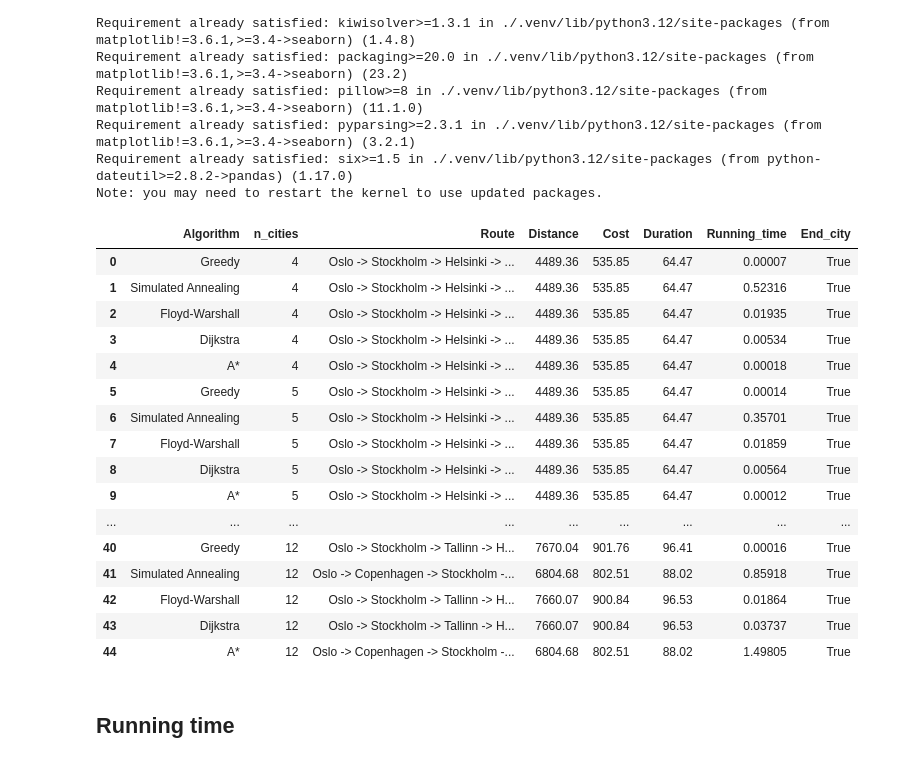
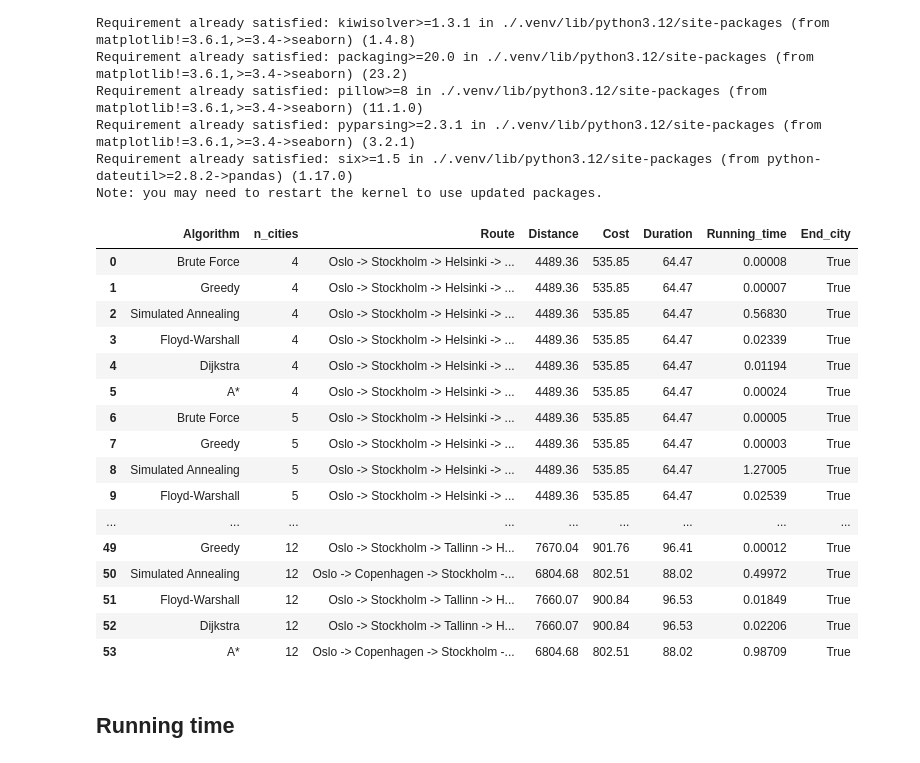
Before and after one commit to eistre/algorithmics2024, a Jupyter notebook: experiments.ipynb, the cells around one changed output. Cells and saved outputs as stored; diff of their text form; code cells hidden in the pictures.

Commit message:
update experiments and planner

```diff
--- a/experiments.ipynb
+++ b/experiments.ipynb
@@ -348,7 +333,7 @@ destinations = ['Stockholm', 'Helsinki', 'Barcelona', 'Berlin', 'Vilnius',
 
 # Test different algorithms
 algorithms = {
-    #'Brute Force': planner.optimize_route_brute_force,
+    'Brute Force': planner.optimize_route_brute_force,
     'Greedy': planner.optimize_route_greedy,
     'Simulated Annealing': planner.optimize_route_simulated_annealing,
     'Floyd-Warshall': planner.optimize_route_floyd_warshall,
@@ -363,49 +348,49 @@ with open("sample_data/cities_coordinates.txt", "r") as file:
         city, lat, lon = line.strip().split(",")
         city_coordinates[city] = (float(lat), float(lon))
 
 for n in n_cities:
     dest = destinations[0:n]
     for name, algorithm in algorithms.items():
         start_time = time.time()
         optimized_route, distance, duration, cost = algorithm(
             start=start_city,
             end=end_city,
             destinations=dest,
             criteria_weights=criteria_weights
         )
         end_time = time.time()
         elapsed_time = end_time-start_time
         new_row = pd.DataFrame([{
             "Algorithm": name,
             "n_cities": int(n+2),
             "Route": " -> ".join(optimized_route),
             "Distance": round(distance,2),
             "Cost": round(cost,2),
             "Duration": round(duration,2),
             "Running_time": round(elapsed_time,5),
             "End_city": True
         }])
         df = pd.concat([df, new_row], ignore_index=True)
 
 df
 # %% [output]
 |  | Algorithm | n_cities | Route | Distance | Cost | Duration | Running_time | End_city |
-| 0 | Greedy | 4 | Oslo -> Stockholm -> Helsinki -> ... | 4489.36 | 535.85 | 64.47 | 0.00007 | True |
-| 1 | Simulated Annealing | 4 | Oslo -> Stockholm -> Helsinki -> ... | 4489.36 | 535.85 | 64.47 | 0.52316 | True |
-| 2 | Floyd-Warshall | 4 | Oslo -> Stockholm -> Helsinki -> ... | 4489.36 | 535.85 | 64.47 | 0.01935 | True |
-| 3 | Dijkstra | 4 | Oslo -> Stockholm -> Helsinki -> ... | 4489.36 | 535.85 | 64.47 | 0.00534 | True |
-| 4 | A* | 4 | Oslo -> Stockholm -> Helsinki -> ... | 4489.36 | 535.85 | 64.47 | 0.00018 | True |
-| 5 | Greedy | 5 | Oslo -> Stockholm -> Helsinki -> ... | 4489.36 | 535.85 | 64.47 | 0.00014 | True |
-| 6 | Simulated Annealing | 5 | Oslo -> Stockholm -> Helsinki -> ... | 4489.36 | 535.85 | 64.47 | 0.35701 | True |
-| 7 | Floyd-Warshall | 5 | Oslo -> Stockholm -> Helsinki -> ... | 4489.36 | 535.85 | 64.47 | 0.01859 | True |
-| 8 | Dijkstra | 5 | Oslo -> Stockholm -> Helsinki -> ... | 4489.36 | 535.85 | 64.47 | 0.00564 | True |
-| 9 | A* | 5 | Oslo -> Stockholm -> Helsinki -> ... | 4489.36 | 535.85 | 64.47 | 0.00012 | True |
+| 0 | Brute Force | 4 | Oslo -> Stockholm -> Helsinki -> ... | 4489.36 | 535.85 | 64.47 | 0.00008 | True |
+| 1 | Greedy | 4 | Oslo -> Stockholm -> Helsinki -> ... | 4489.36 | 535.85 | 64.47 | 0.00007 | True |
+| 2 | Simulated Annealing | 4 | Oslo -> Stockholm -> Helsinki -> ... | 4489.36 | 535.85 | 64.47 | 0.56830 | True |
+| 3 | Floyd-Warshall | 4 | Oslo -> Stockholm -> Helsinki -> ... | 4489.36 | 535.85 | 64.47 | 0.02339 | True |
+| 4 | Dijkstra | 4 | Oslo -> Stockholm -> Helsinki -> ... | 4489.36 | 535.85 | 64.47 | 0.01194 | True |
+| 5 | A* | 4 | Oslo -> Stockholm -> Helsinki -> ... | 4489.36 | 535.85 | 64.47 | 0.00024 | True |
+| 6 | Brute Force | 5 | Oslo -> Stockholm -> Helsinki -> ... | 4489.36 | 535.85 | 64.47 | 0.00005 | True |
+| 7 | Greedy | 5 | Oslo -> Stockholm -> Helsinki -> ... | 4489.36 | 535.85 | 64.47 | 0.00003 | True |
+| 8 | Simulated Annealing | 5 | Oslo -> Stockholm -> Helsinki -> ... | 4489.36 | 535.85 | 64.47 | 1.27005 | True |
+| 9 | Floyd-Warshall | 5 | Oslo -> Stockholm -> Helsinki -> ... | 4489.36 | 535.85 | 64.47 | 0.02539 | True |
 | ... | ... | ... | ... | ... | ... | ... | ... | ... |
-| 40 | Greedy | 12 | Oslo -> Stockholm -> Tallinn -> H... | 7670.04 | 901.76 | 96.41 | 0.00016 | True |
-| 41 | Simulated Annealing | 12 | Oslo -> Copenhagen -> Stockholm -... | 6804.68 | 802.51 | 88.02 | 0.85918 | True |
-| 42 | Floyd-Warshall | 12 | Oslo -> Stockholm -> Tallinn -> H... | 7660.07 | 900.84 | 96.53 | 0.01864 | True |
-| 43 | Dijkstra | 12 | Oslo -> Stockholm -> Tallinn -> H... | 7660.07 | 900.84 | 96.53 | 0.03737 | True |
-| 44 | A* | 12 | Oslo -> Copenhagen -> Stockholm -... | 6804.68 | 802.51 | 88.02 | 1.49805 | True |
+| 49 | Greedy | 12 | Oslo -> Stockholm -> Tallinn -> H... | 7670.04 | 901.76 | 96.41 | 0.00012 | True |
+| 50 | Simulated Annealing | 12 | Oslo -> Copenhagen -> Stockholm -... | 6804.68 | 802.51 | 88.02 | 0.49972 | True |
+| 51 | Floyd-Warshall | 12 | Oslo -> Stockholm -> Tallinn -> H... | 7660.07 | 900.84 | 96.53 | 0.01849 | True |
+| 52 | Dijkstra | 12 | Oslo -> Stockholm -> Tallinn -> H... | 7660.07 | 900.84 | 96.53 | 0.02206 | True |
+| 53 | A* | 12 | Oslo -> Copenhagen -> Stockholm -... | 6804.68 | 802.51 | 88.02 | 0.98709 | True |
 # %% [markdown]
 ## Running time
 # %%
```
Also changed, not shown: parts of 4 cells of this notebook, 1 other file.
